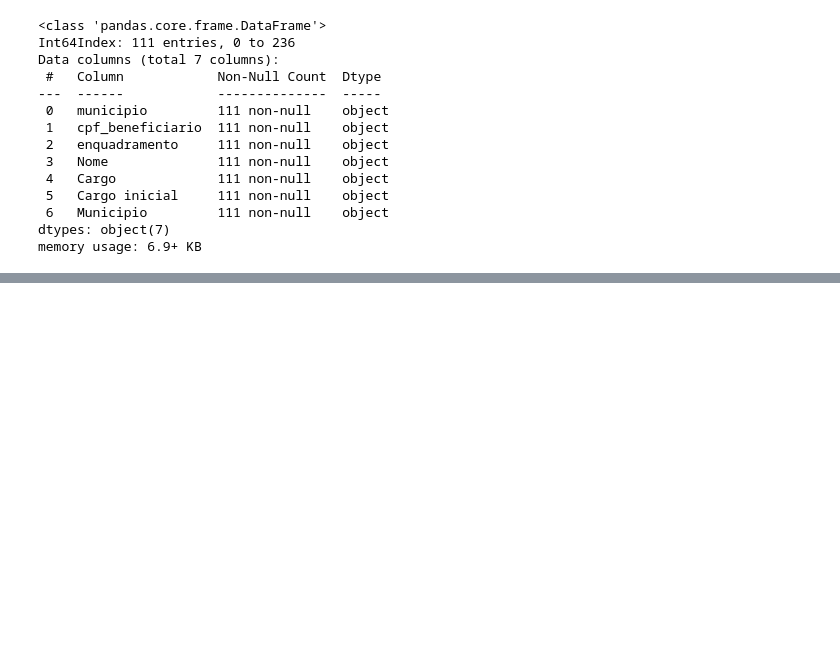
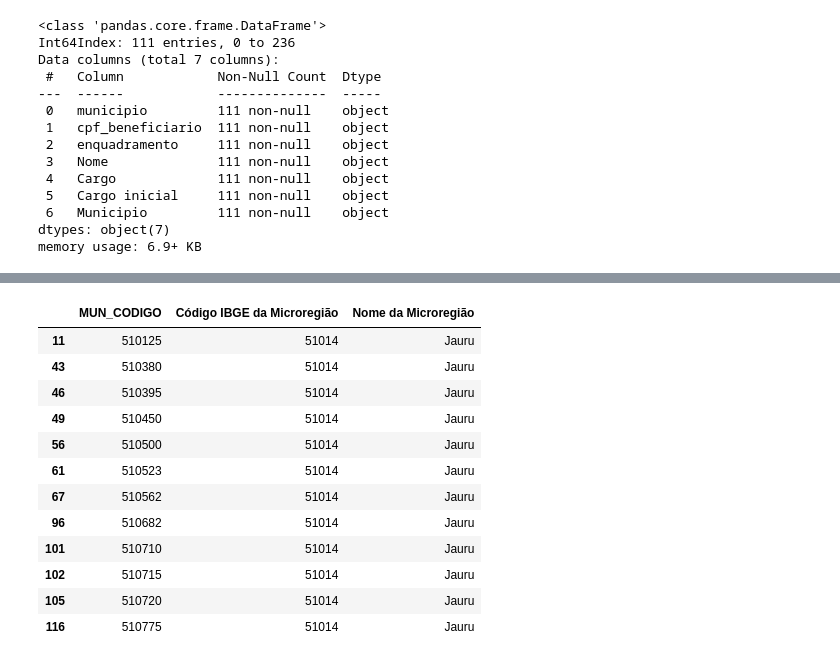
Before and after one commit to ledigofig/Auxilio-Emergencial, a Jupyter notebook: analise_municipios.ipynb, the cells around one changed output, grey strips where cells are left out. Saved outputs shown, nothing was run; the diff lists cells and outputs as text; code cells hidden in the pictures; blank space fills up the shorter version.

Commit message:
Atualização analise Municipios - com dados do TCE-MT implementando busca

```diff
--- a/analise_municipios.ipynb
+++ b/analise_municipios.ipynb
@@ -237,0 +305,17 @@ df_municiopios_mt = pd.read_csv('src/dados_tce_mt/APLIC/MUNICIPIO_MT.csv', sep='
+# %%
+df_dados_ipea = df_dados_ipea.rename(columns={'Código IBGE do Município':'MUN_CODIGO'})
+df_dados_ipea
+# %% [output]
+|  | MUN_CODIGO | Código IBGE da Microregião | Nome da Microregião |
+| 11 | 510125 | 51014 | Jauru |
+| 43 | 510380 | 51014 | Jauru |
+| 46 | 510395 | 51014 | Jauru |
+| 49 | 510450 | 51014 | Jauru |
+| 56 | 510500 | 51014 | Jauru |
+| 61 | 510523 | 51014 | Jauru |
+| 67 | 510562 | 51014 | Jauru |
+| 96 | 510682 | 51014 | Jauru |
+| 101 | 510710 | 51014 | Jauru |
+| 102 | 510715 | 51014 | Jauru |
+| 105 | 510720 | 51014 | Jauru |
+| 116 | 510775 | 51014 | Jauru |
```
Also changed, not shown: parts of 24 cells of this notebook.
